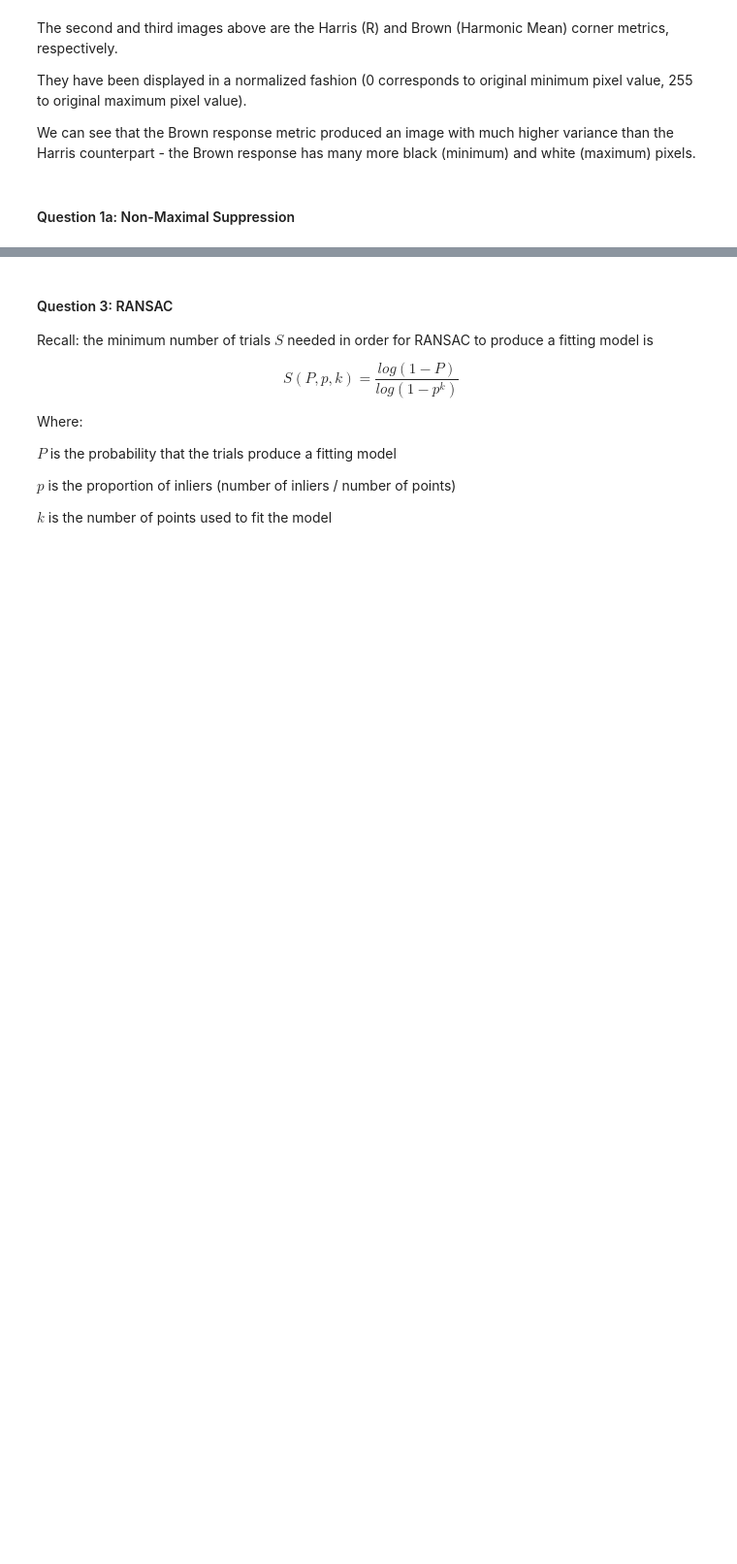
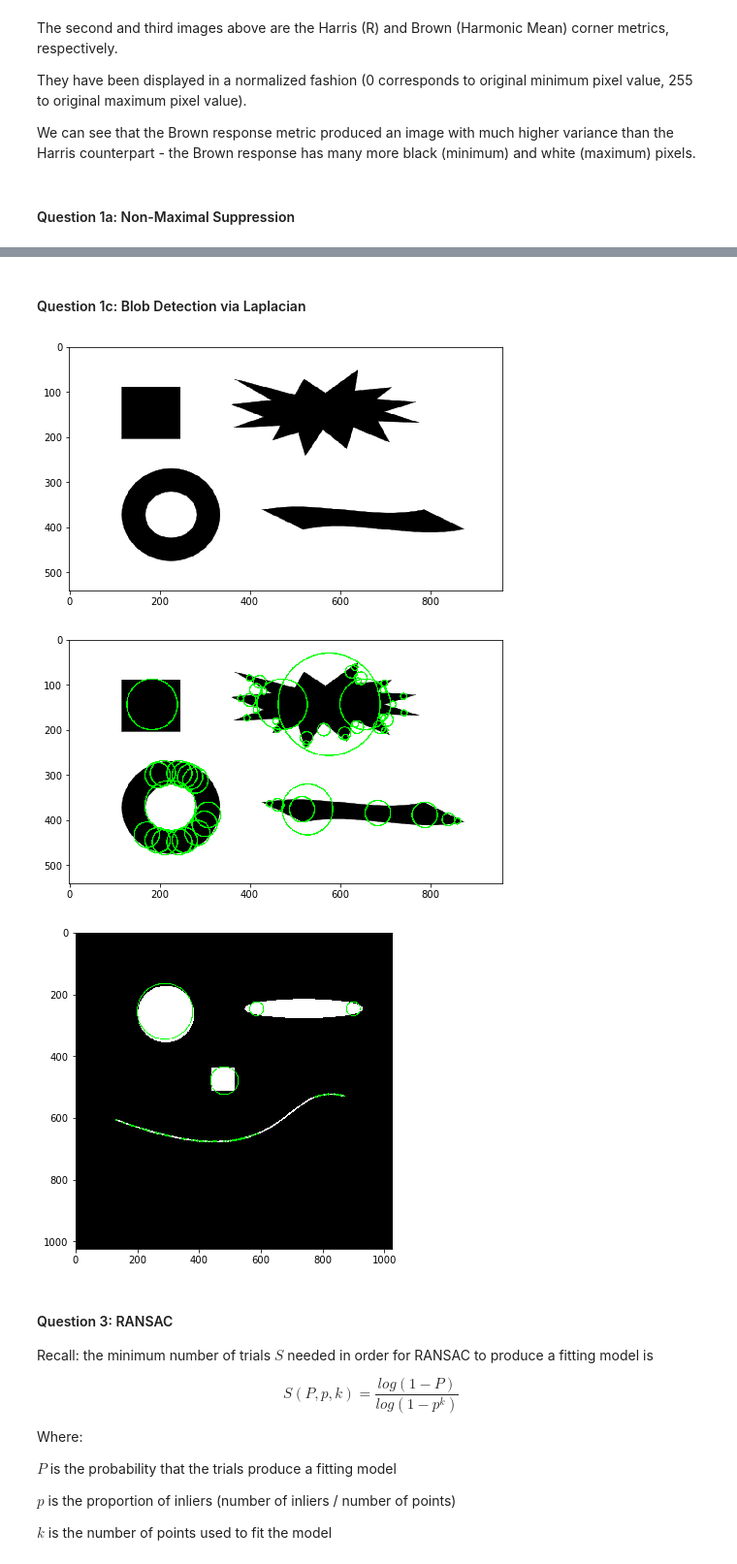
Before and after one commit to br3nd4nn34l/CSC420-Fall-2018, a Jupyter notebook: assignments/a2/a2.ipynb, the cells around one changed output, grey strips where cells are left out. Shown at 97% size. Drawn from its saved outputs; the diff is of its cells as text; code cells hidden in the pictures; blank space fills up the shorter version.

```diff
--- a/assignments/a2/a2.ipynb
+++ b/assignments/a2/a2.ipynb
@@ -191,0 +195,2 @@ The granularity of the high-response regions is inversely proportional to the ra
+# %% [markdown]
+#### Question 1c: Blob Detection via Laplacian
@@ -192,3 +314,14 @@ The granularity of the high-response regions is inversely proportional to the ra
+# %%
+synthetic = cv.imread("synthetic.png", cv.IMREAD_GRAYSCALE).astype(np.float32)
+display_image(synthetic)
+display_image(show_laplace_maxima(synthetic, 10, 5, 90, 80), "q1c-output.jpg")
+
+synth2 = cv.imread("synthetic2.png", cv.IMREAD_GRAYSCALE).astype(np.float32)
+display_image(show_laplace_maxima(synth2, 10, 2), "synth2-keypoints.jpg")
+# %% [output]
+[figure, added]
+[figure, added]
+[figure, added]
 # %% [markdown]
 #### Question 3: RANSAC
 
```
Also changed, not shown: parts of 7 cells of this notebook, 9 other files.
